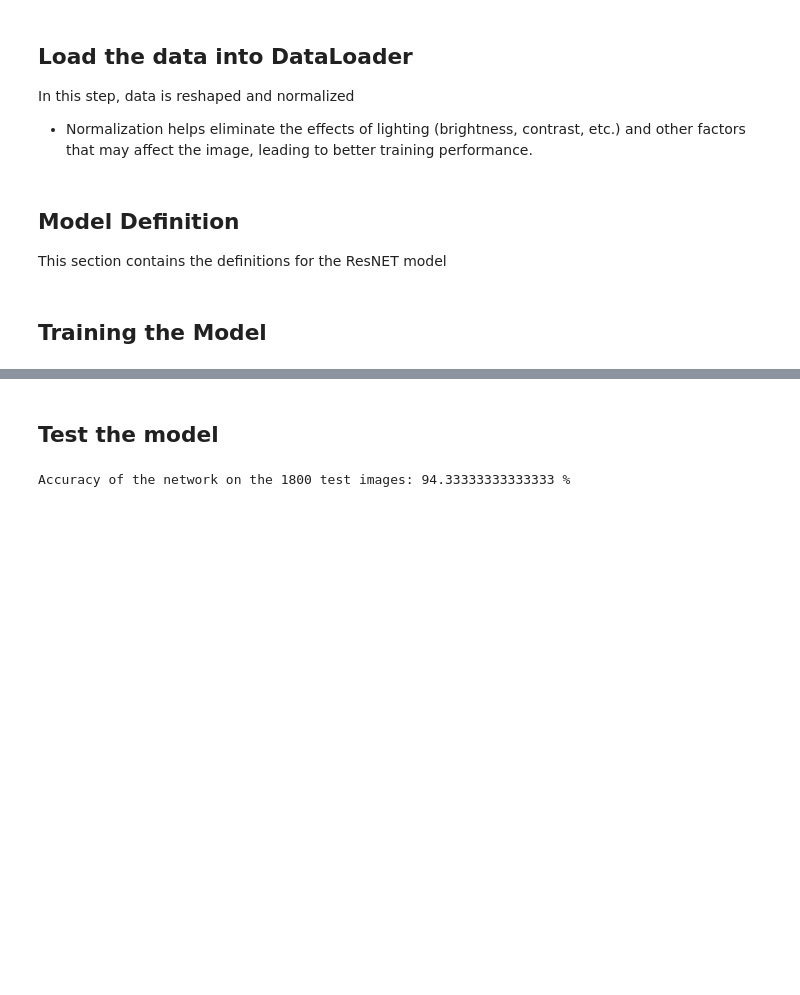
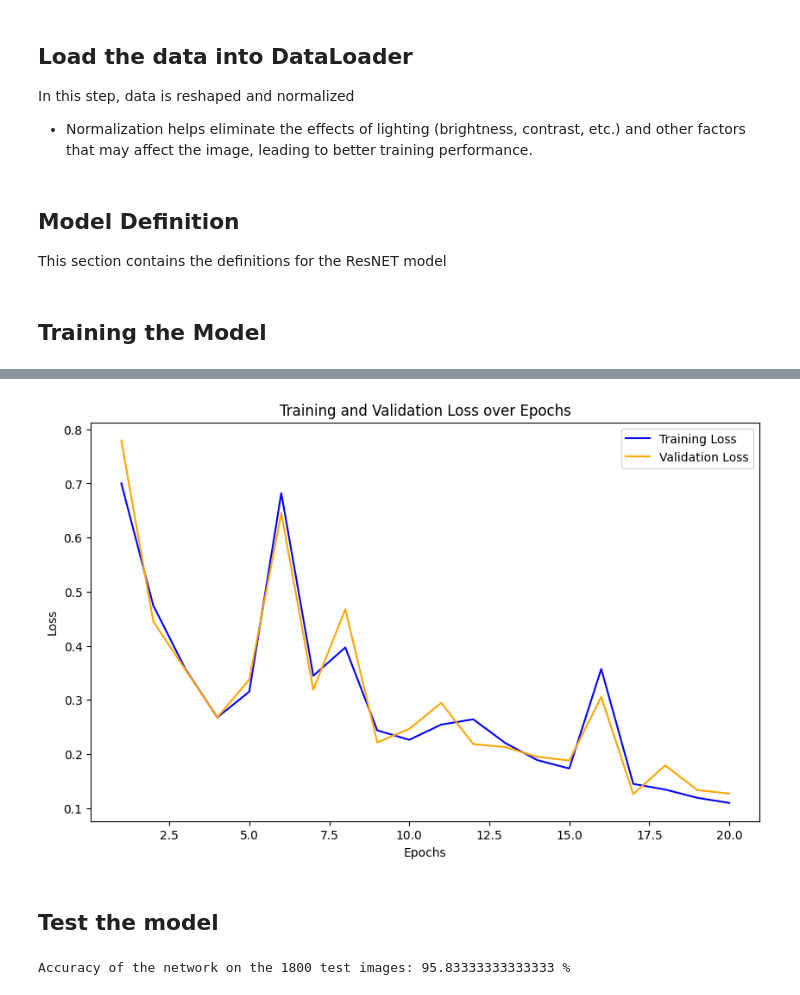
Before and after one commit to aymaneaaquil/COMP432-GroupD, a Jupyter notebook: resnet-34.ipynb, the cells around one changed output, grey strips where cells are left out. Saved outputs shown, nothing was run; the diff lists cells and outputs as text; code cells hidden in the pictures; blank space fills up the shorter version.

Commit message:
retrain model and add T-SNE feature visualizer

```diff
--- a/resnet-34.ipynb
+++ b/resnet-34.ipynb
@@ -6,6 +6,8 @@ from torchvision import datasets
 from torchvision import transforms
 from torch.utils.data.sampler import SubsetRandomSampler
 from torch.utils.data import DataLoader, random_split
+import gc
+import matplotlib.pyplot as plt
 
 # Device configuration
 device = torch.device('cuda' if torch.cuda.is_available() else 'cpu')
@@ -13,7 +15,7 @@ print(device)
 trained_model_path = "./trained_models/ResNet.pth"
 
 # Flags
-load_existing_model = True
+load_existing_model = False
 # %% [output]
 cuda
 # %% [markdown]
@@ -180,8 +181,10 @@ total_step = len(training_loader)
 # %% [markdown]
 ## Training the Model
 # %%
-import gc
+## Training the Model
 total_step = len(training_loader)
+
+train_validation_loss = []
 
 if not load_existing_model:
   for epoch in range(num_epochs):
@@ -228,5 +231,43 @@ if not load_existing_model:
 
           print('Accuracy of the network on the {} validation images: {} %'.format(len(validation_loader.dataset), 100 * correct / total))
 
+      # Calculate and store training loss
+      train_loss = 0.0
+      with torch.no_grad():
+          for images, labels in training_loader:
+              images = images.to(device)
+              labels = labels.to(device)
+              outputs = model(images)
+              train_loss += criterion(outputs, labels).item()
+              del images, labels, outputs
+          train_loss /= len(training_loader)
+
+      # Calculate and store validation loss
+      val_loss = 0.0
+      with torch.no_grad():
+          for images, labels in validation_loader:
+              images = images.to(device)
+              labels = labels.to(device)
+              outputs = model(images)
+              val_loss += criterion(outputs, labels).item()
+              del images, labels, outputs
+          val_loss /= len(validation_loader)
+
+      train_validation_loss.append({"train": train_loss, "validation": val_loss})
+
+  # Plot training and validation loss
+  plt.figure(figsize=(10, 6))
+  epochs = range(1, len(train_validation_loss) + 1)
+  train_losses = [x["train"] for x in train_validation_loss]
+  val_losses = [x["validation"] for x in train_validation_loss]
+
+  plt.plot(epochs, train_losses, color="blue", label='Training Loss')
+  plt.plot(epochs, val_losses, color="orange", label='Validation Loss')
+  plt.title('Training and Validation Loss over Epochs')
+  plt.xlabel('Epochs')
+  plt.ylabel('Loss')
+  plt.legend()
+  plt.show()
+
   torch.save(model.state_dict(), trained_model_path)
 # %% [output]
@@ -250,3 +291,4 @@ Accuracy of the network on the 4200 validation images: 95.23809523809524 %
+[figure, added]
 # %% [markdown]
 ## Test the model
 # %%
@@ -272,4 +314,4 @@ with torch.no_grad():
 
     print('Accuracy of the network on the {} test images: {} %'.format(len(test_loader.dataset), 100 * correct / total))
 # %% [output]
-Accuracy of the network on the 1800 test images: 94.33333333333333 %
+Accuracy of the network on the 1800 test images: 95.83333333333333 %
```
Also changed, not shown: parts of 4 cells of this notebook, 2 other files.
